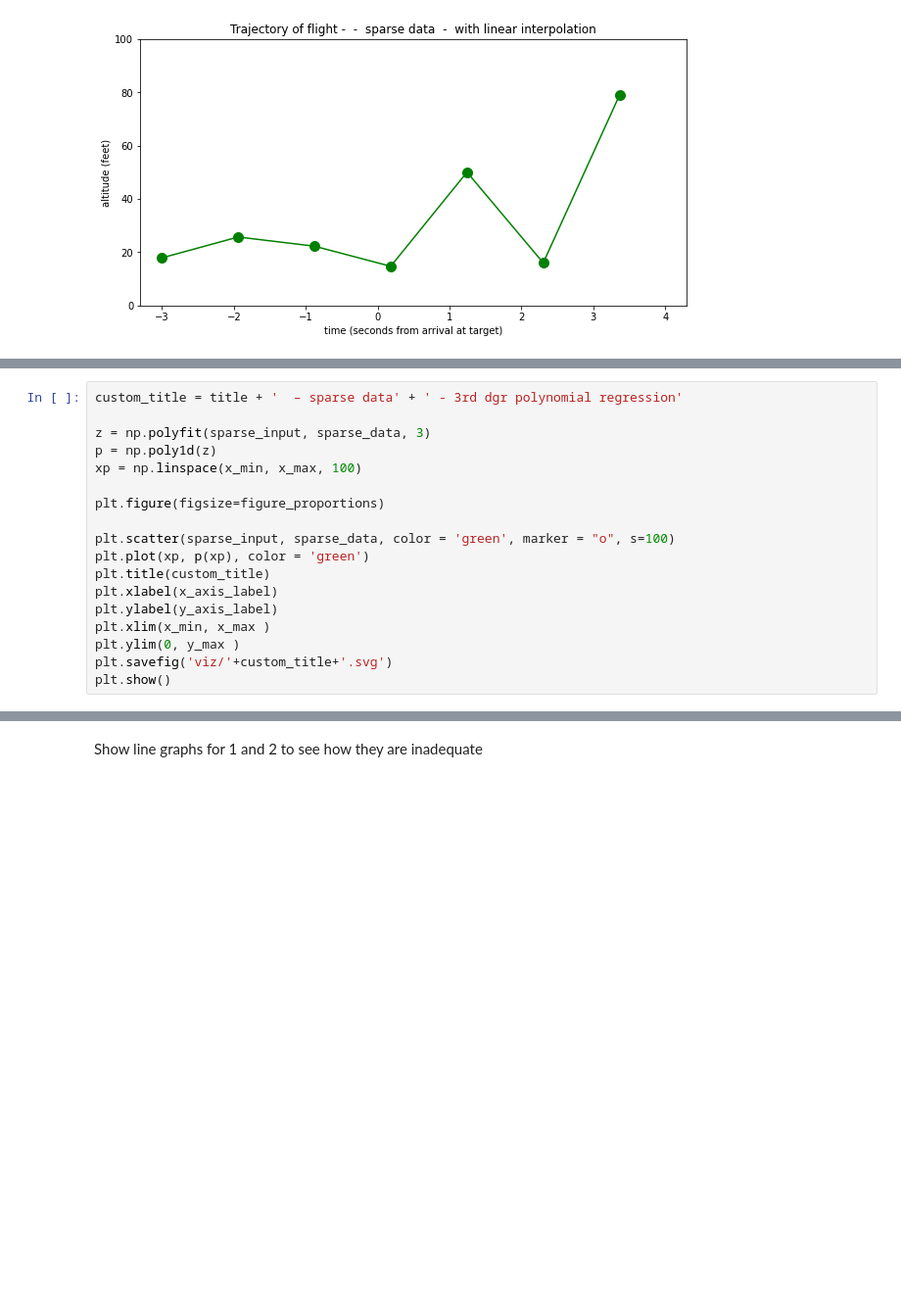
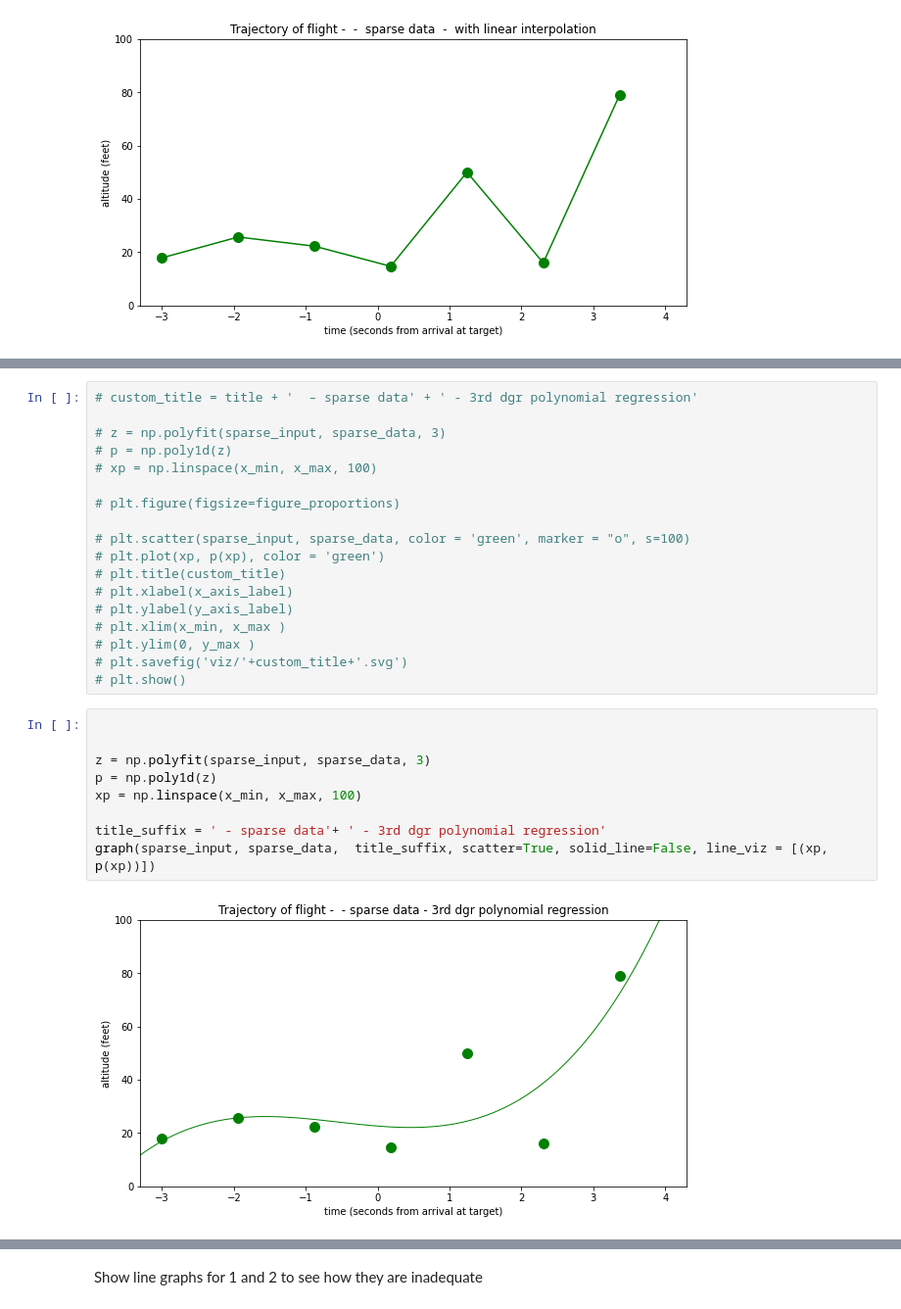
Before and after one commit to jmailman/data_smoothing, a Jupyter notebook: data_smoothing_concise.ipynb, the cells around one changed output, grey strips where cells are left out. Shown at 98% size. Drawn from its saved outputs; the diff is of its cells as text; blank space fills up the shorter version.

```diff
--- a/data_smoothing_concise.ipynb
+++ b/data_smoothing_concise.ipynb
@@ -193,18 +199,29 @@ NameError: name 'title' is not defined
 # %%
-custom_title = title + '  – sparse data' + ' - 3rd dgr polynomial regression'
+# custom_title = title + '  – sparse data' + ' - 3rd dgr polynomial regression'
 
-z = np.polyfit(sparse_input, sparse_data, 3)
-p = np.poly1d(z)
-xp = np.linspace(x_min, x_max, 100)
+# z = np.polyfit(sparse_input, sparse_data, 3)
+# p = np.poly1d(z)
+# xp = np.linspace(x_min, x_max, 100)
 
-plt.figure(figsize=figure_proportions)
+# plt.figure(figsize=figure_proportions)
 
-plt.scatter(sparse_input, sparse_data, color = 'green', marker = "o", s=100)
-plt.plot(xp, p(xp), color = 'green')
-plt.title(custom_title)
-plt.xlabel(x_axis_label)
-plt.ylabel(y_axis_label)
-plt.xlim(x_min, x_max )
-plt.ylim(0, y_max )
-plt.savefig('viz/'+custom_title+'.svg')
-plt.show()
+# plt.scatter(sparse_input, sparse_data, color = 'green', marker = "o", s=100)
+# plt.plot(xp, p(xp), color = 'green')
+# plt.title(custom_title)
+# plt.xlabel(x_axis_label)
+# plt.ylabel(y_axis_label)
+# plt.xlim(x_min, x_max )
+# plt.ylim(0, y_max )
+# plt.savefig('viz/'+custom_title+'.svg')
+# plt.show()
+# %%
+
+
+z = np.polyfit(sparse_input, sparse_data, 3)
+p = np.poly1d(z)
+xp = np.linspace(x_min, x_max, 100)
+
+title_suffix = ' - sparse data'+ ' - 3rd dgr polynomial regression'
+graph(sparse_input, sparse_data,  title_suffix, scatter=True, solid_line=False, line_viz = [(xp, p(xp))])
+# %% [output]
+[figure, added]
```
Also changed, not shown: parts of 15 cells of this notebook, 35 other files.
